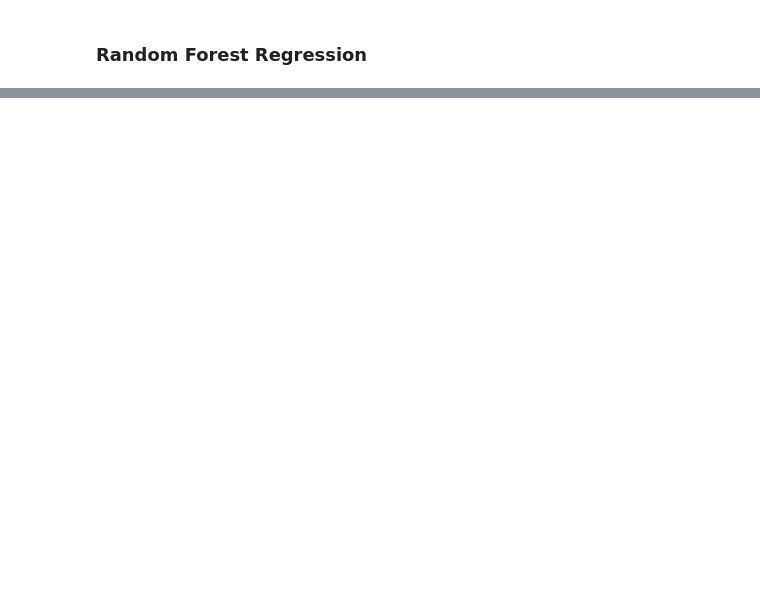
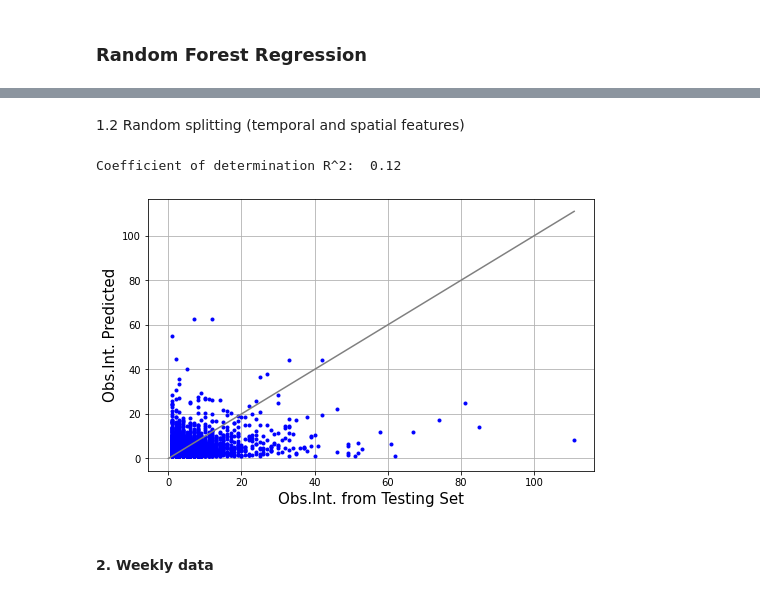
Before and after one commit to 3enedix/BGP_2021_B, a Jupyter notebook: ML.ipynb, the cells around one changed output, grey strips where cells are left out. Cells and saved outputs as stored; diff of their text form; code cells hidden in the pictures; blank space fills up the shorter version.

```diff
--- a/ML.ipynb
+++ b/ML.ipynb
@@ -67,0 +166,12 @@ Coefficient of determination R^2:  -0.23
+# %% [markdown]
+1.2 Random splitting (temporal and spatial features)
+# %%
+Y = data_norm_daily['observer_intensity']
+X = data_norm_daily[feature_list_daily]
+xtrain, xtest, ytrain, ytest = train_test_split(X, Y, test_size=0.3, random_state=0) # fixing random_state ensures reproducibility
+obs_int_regression(xtrain, ytrain, xtest, ytest)
+# %% [output]
+Coefficient of determination R^2:  0.12
+[figure, added]
+# %% [markdown]
+#### 2. Weekly data
```
Also changed, not shown: parts of 41 cells of this notebook.
